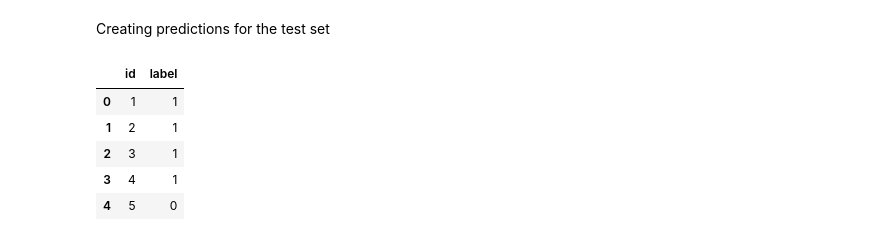
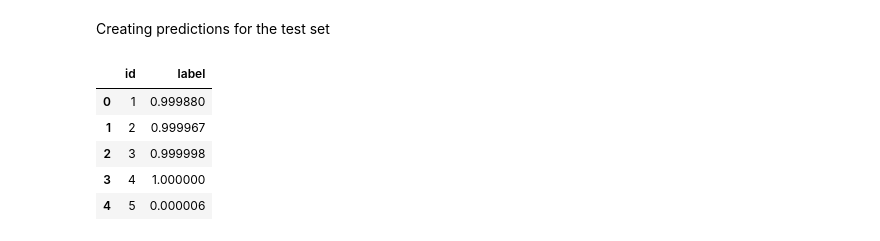
Before and after one commit to VaheC/Cats_vs_Dogs, a Jupyter notebook: code_v5.ipynb, the cells around one changed output. Saved outputs shown, nothing was run; the diff lists cells and outputs as text; code cells hidden in the pictures.

Commit message:
code v5 prediction part modified to save probs

```diff
--- a/code_v5.ipynb
+++ b/code_v5.ipynb
@@ -96,17 +96,19 @@ Creating predictions for the test set
 # %%
 sub_df = pd.read_csv('sampleSubmission.csv')
 
-sub_df['label'] = sub_df['id'].apply(lambda x: learn.predict(f'test/{x}.jpg')[0])
+sub_df['label'] = sub_df['id'].apply(lambda x: learn.predict(f'test/{x}.jpg')[-1][1])
 
-sub_df['label'] = sub_df['label'].map({'cat': 0, 'dog': 1})
+# sub_df['label'] = sub_df['label'].map({'cat': 0, 'dog': 1})
+
+sub_df['label'] = sub_df['label'].apply(lambda x: x.cpu().numpy())
 
 sub_df.to_csv('sub_v5.csv', index=False)
 
 sub_df.head()
 # %% [output]
 |  | id | label |
-| 0 | 1 | 1 |
-| 1 | 2 | 1 |
-| 2 | 3 | 1 |
-| 3 | 4 | 1 |
-| 4 | 5 | 0 |
+| 0 | 1 | 0.999880 |
+| 1 | 2 | 0.999967 |
+| 2 | 3 | 0.999998 |
+| 3 | 4 | 1.000000 |
+| 4 | 5 | 0.000006 |
```
